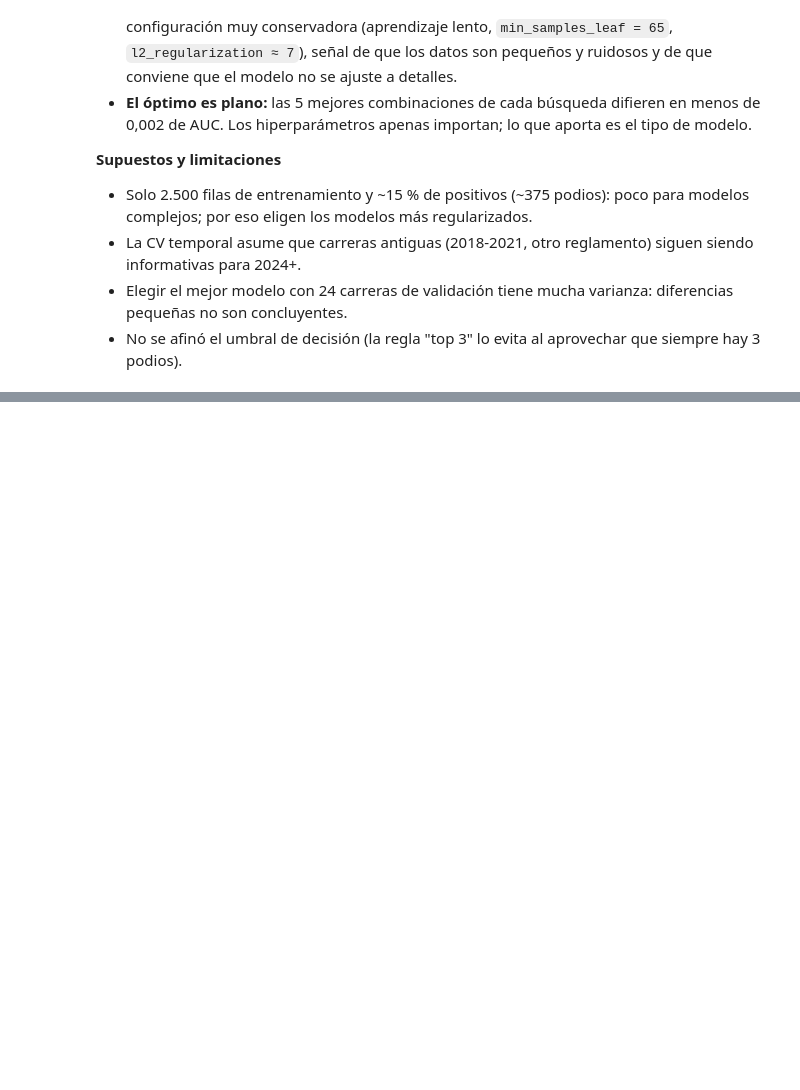
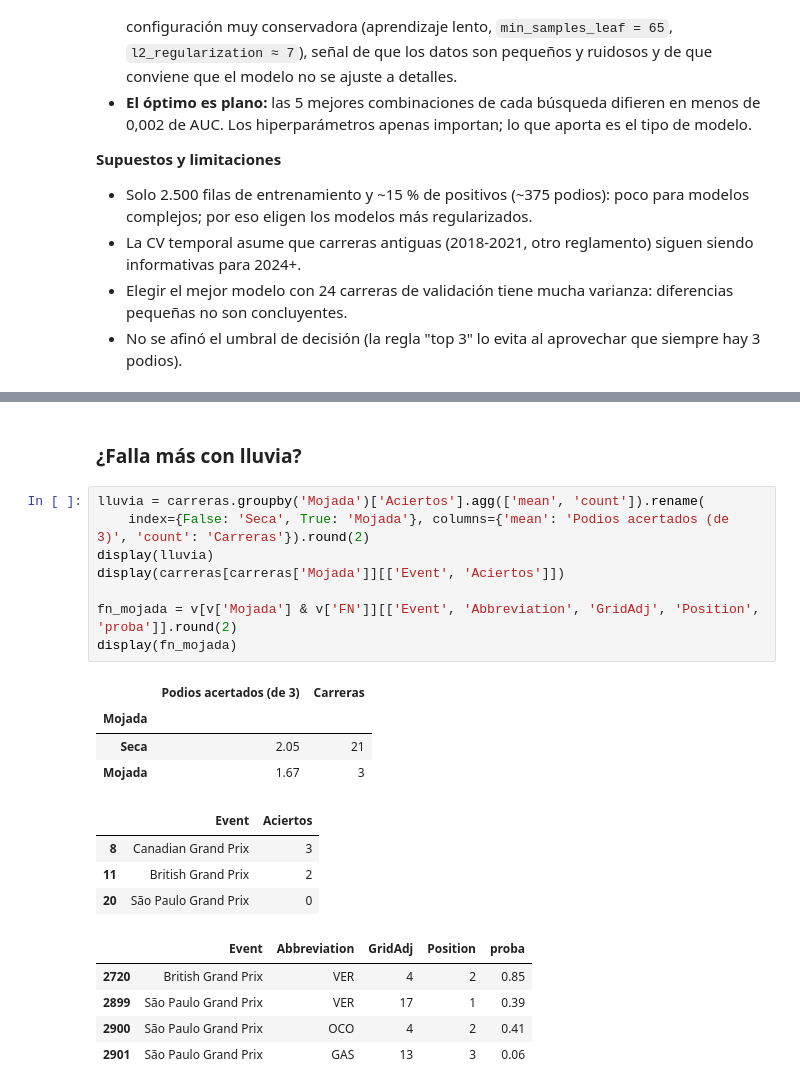
Before and after one commit to wewesito/f1-strategy-analytics, a Jupyter notebook: notebooks/04_prediccion.ipynb, the cells around one changed output, grey strips where cells are left out. Saved outputs shown, nothing was run; the diff lists cells and outputs as text; blank space fills up the shorter version.

```diff
--- a/notebooks/04_prediccion.ipynb
+++ b/notebooks/04_prediccion.ipynb
@@ -664,0 +764,24 @@ plt.show()
+# %% [markdown]
+### ¿Falla más con lluvia?
+# %%
+lluvia = carreras.groupby('Mojada')['Aciertos'].agg(['mean', 'count']).rename(
+    index={False: 'Seca', True: 'Mojada'}, columns={'mean': 'Podios acertados (de 3)', 'count': 'Carreras'}).round(2)
+display(lluvia)
+display(carreras[carreras['Mojada']][['Event', 'Aciertos']])
+
+fn_mojada = v[v['Mojada'] & v['FN']][['Event', 'Abbreviation', 'GridAdj', 'Position', 'proba']].round(2)
+display(fn_mojada)
+# %% [output]
+|  | Podios acertados (de 3) | Carreras |
+| Mojada |  |  |
+| Seca | 2.05 | 21 |
+| Mojada | 1.67 | 3 |
+|  | Event | Aciertos |
+| 8 | Canadian Grand Prix | 3 |
+| 11 | British Grand Prix | 2 |
+| 20 | São Paulo Grand Prix | 0 |
+|  | Event | Abbreviation | GridAdj | Position | proba |
+| 2720 | British Grand Prix | VER | 4 | 2 | 0.85 |
+| 2899 | São Paulo Grand Prix | VER | 17 | 1 | 0.39 |
+| 2900 | São Paulo Grand Prix | OCO | 4 | 2 | 0.41 |
+| 2901 | São Paulo Grand Prix | GAS | 13 | 3 | 0.06 |
```
Also changed, not shown: parts of 10 cells of this notebook, 1 other file.
